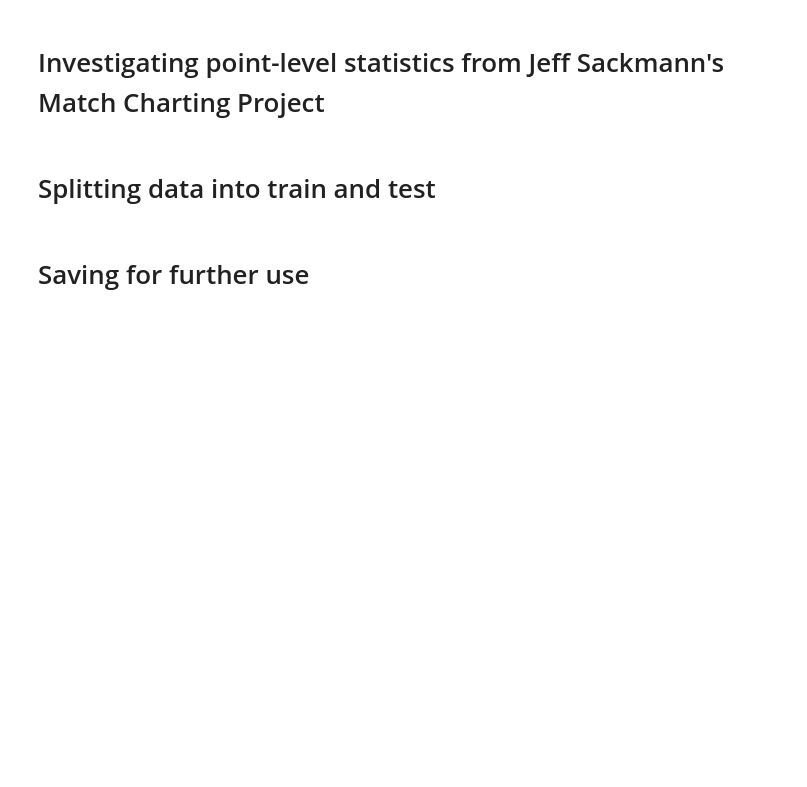
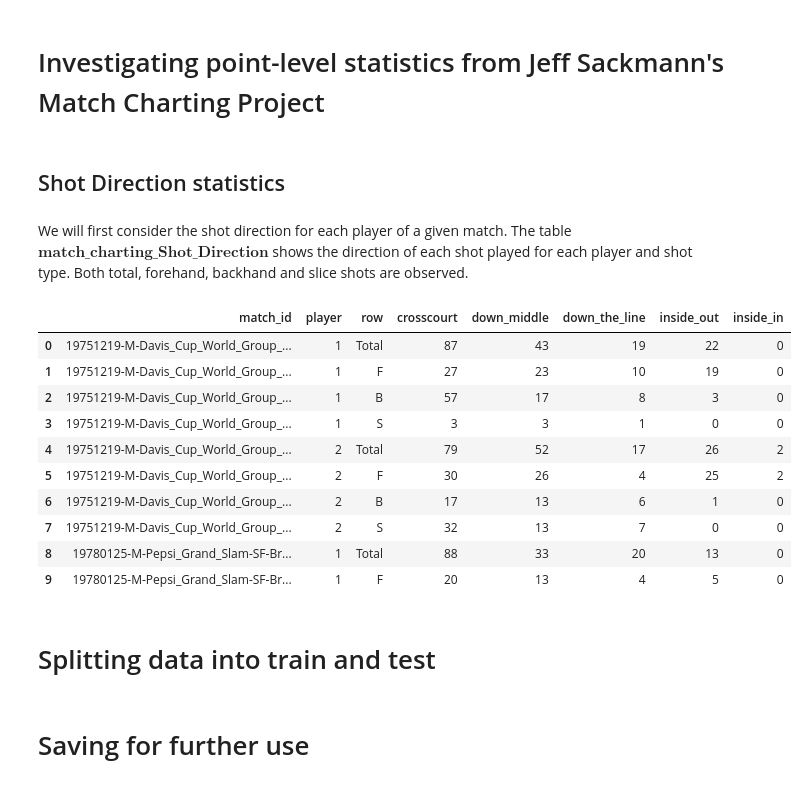
Before and after one commit to Alla977/Predicting-ATP-Tennis-Match-Outcomes, a Jupyter notebook: Data wrangling.ipynb, the cells around one changed output. Cells and saved outputs as stored; diff of their text form; code cells hidden in the pictures; blank space fills up the shorter version.

Commit message:
Added section on point-level statistics

```diff
--- a/Data wrangling.ipynb
+++ b/Data wrangling.ipynb
@@ -446,3 +452,24 @@ test2["Rolling_BPS_5_diff"]=test2["Rolling_BPS_5_x"]-test2["Rolling_BPS_5_y"]
+# %% [markdown]
+## Shot Direction statistics
+# %% [markdown]
+We will first consider the shot direction for each player of a given match. The table $\textbf{match\_charting\_Shot\_Direction}$ shows the direction of each shot played for each player and shot type. Both total, forehand, backhand and slice shots are observed.
+# %%
+import csv
+column_names = ["match_id", "player", "row", "crosscourt", "down_middle", "down_the_line", "inside_out", "inside_in"]
+match_charting_Shot_Direction = pd.read_csv("charting-m-stats-ShotDirection.csv", usecols=column_names)
+match_charting_Shot_Direction.head(10)
+# %% [output]
+|  | match_id | player | row | crosscourt | down_middle | down_the_line | inside_out | inside_in |
+| 0 | 19751219-M-Davis_Cup_World_Group_... | 1 | Total | 87 | 43 | 19 | 22 | 0 |
+| 1 | 19751219-M-Davis_Cup_World_Group_... | 1 | F | 27 | 23 | 10 | 19 | 0 |
+| 2 | 19751219-M-Davis_Cup_World_Group_... | 1 | B | 57 | 17 | 8 | 3 | 0 |
+| 3 | 19751219-M-Davis_Cup_World_Group_... | 1 | S | 3 | 3 | 1 | 0 | 0 |
+| 4 | 19751219-M-Davis_Cup_World_Group_... | 2 | Total | 79 | 52 | 17 | 26 | 2 |
+| 5 | 19751219-M-Davis_Cup_World_Group_... | 2 | F | 30 | 26 | 4 | 25 | 2 |
+| 6 | 19751219-M-Davis_Cup_World_Group_... | 2 | B | 17 | 13 | 6 | 1 | 0 |
+| 7 | 19751219-M-Davis_Cup_World_Group_... | 2 | S | 32 | 13 | 7 | 0 | 0 |
+| 8 | 19780125-M-Pepsi_Grand_Slam-SF-Br... | 1 | Total | 88 | 33 | 20 | 13 | 0 |
+| 9 | 19780125-M-Pepsi_Grand_Slam-SF-Br... | 1 | F | 20 | 13 | 4 | 5 | 0 |
 # %% [markdown]
 # Splitting data into train and test
 # %%
```
Also changed, not shown: parts of 3 cells of this notebook.
